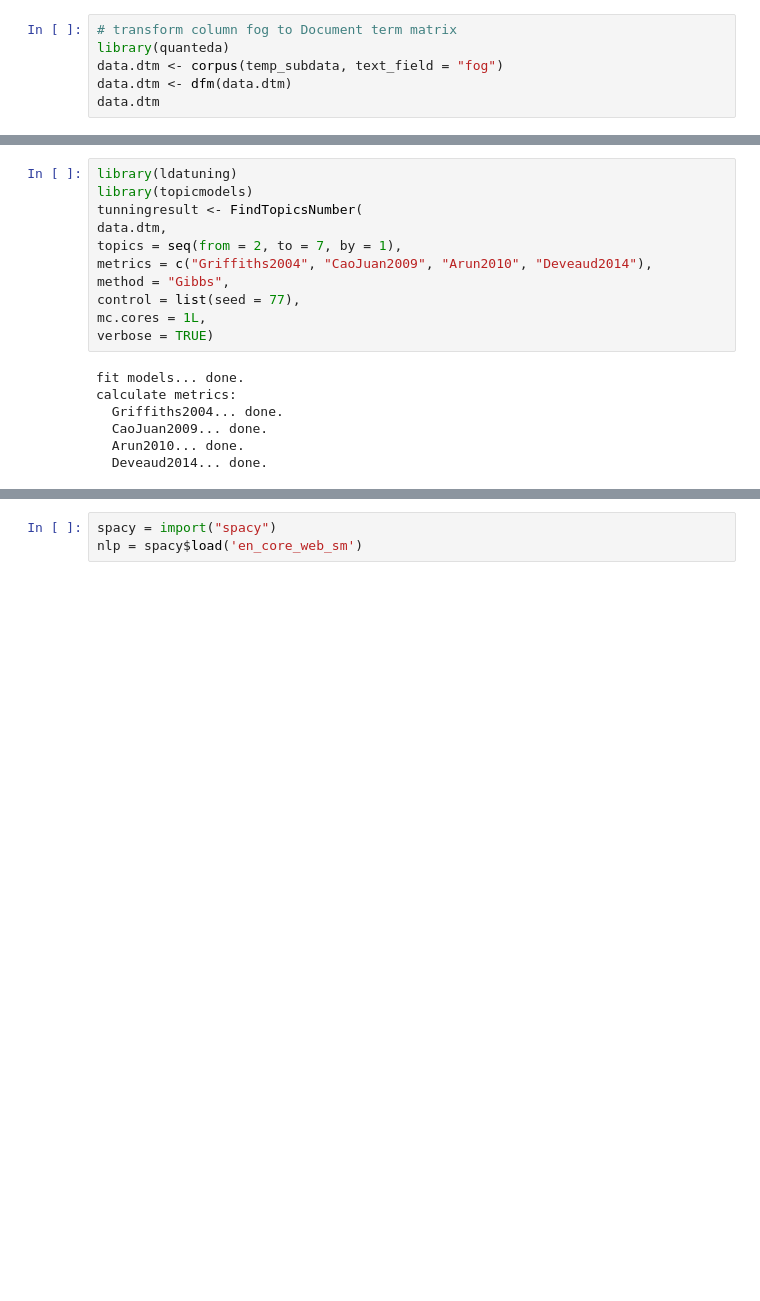
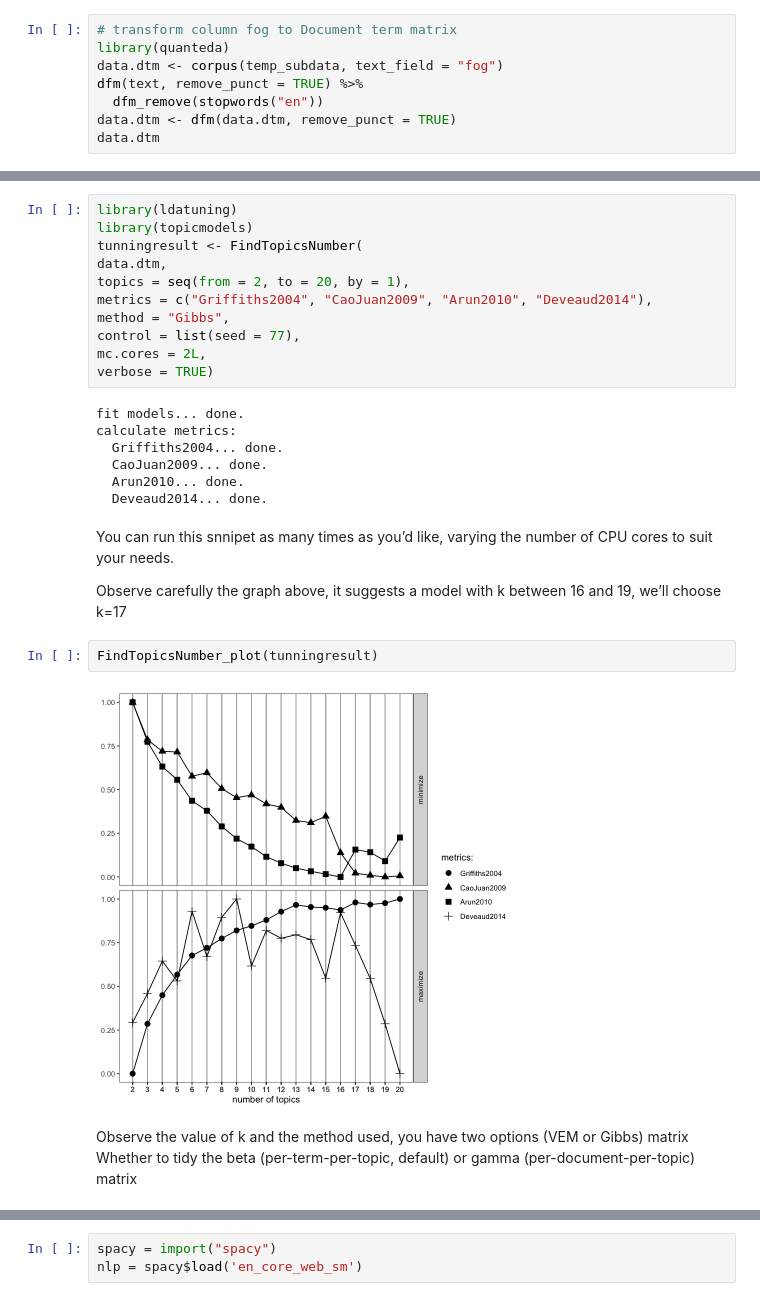
Before and after one commit to SensorNet-UFAL/rnatlp, a Jupyter notebook: nlp_for_slr.ipynb, the cells around one changed output, grey strips where cells are left out. Cells and saved outputs as stored; diff of their text form; blank space fills up the shorter version.

Commit message:
LDA topic modeling updates

```diff
--- a/nlp_for_slr.ipynb
+++ b/nlp_for_slr.ipynb
@@ -43,7 +45,9 @@ select (Title, DOI, Year, fog)
 # transform column fog to Document term matrix
 library(quanteda)
 data.dtm <- corpus(temp_subdata, text_field = "fog")
-data.dtm <- dfm(data.dtm)
+dfm(text, remove_punct = TRUE) %>%
+  dfm_remove(stopwords("en"))
+data.dtm <- dfm(data.dtm, remove_punct = TRUE)
 data.dtm
 # %% [output]
 Document-feature matrix of: 204 documents, 7,363 features (98.3% sparse) and 3 docvars.
@@ -72,11 +76,11 @@ library(ldatuning)
 library(topicmodels)
 tunningresult <- FindTopicsNumber(
 data.dtm,
-topics = seq(from = 2, to = 7, by = 1),
+topics = seq(from = 2, to = 20, by = 1),
 metrics = c("Griffiths2004", "CaoJuan2009", "Arun2010", "Deveaud2014"),
 method = "Gibbs",
 control = list(seed = 77),
-mc.cores = 1L,
+mc.cores = 2L,
 verbose = TRUE)
 # %% [output]
 fit models... done.
@@ -85,3 +89,14 @@ calculate metrics:
   CaoJuan2009... done.
   Arun2010... done.
   Deveaud2014... done.
+# %% [markdown]
+You can run this snnipet as many times as you’d like, varying the number of CPU cores to suit your needs.
+
+Observe carefully the graph above, it suggests a model with k between 16 and 19, we’ll choose k=17
+# %%
+FindTopicsNumber_plot(tunningresult)
+# %% [output]
+[figure, added]
+# %% [markdown]
+Observe the value of k and the method used, you have two options (VEM or Gibbs)
+matrix Whether to tidy the beta (per-term-per-topic, default) or gamma (per-document-per-topic) matrix
```
Also changed, not shown: parts of 7 cells of this notebook.
